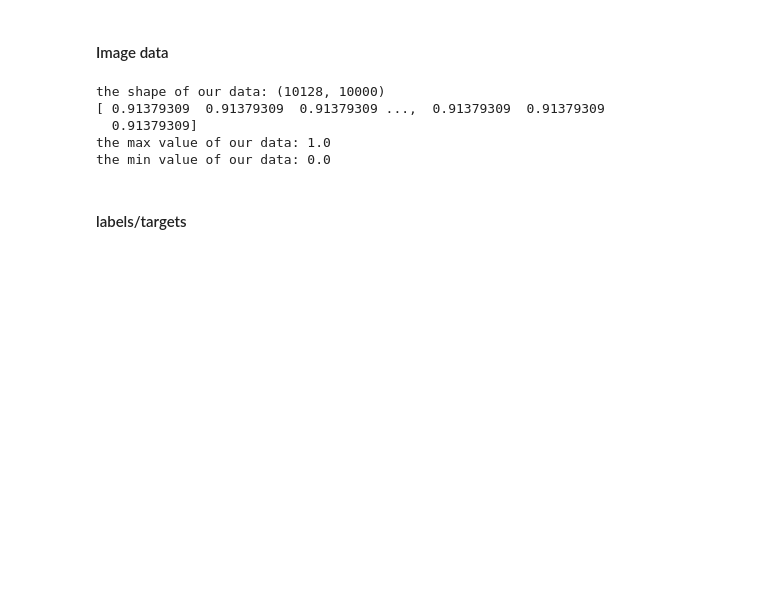
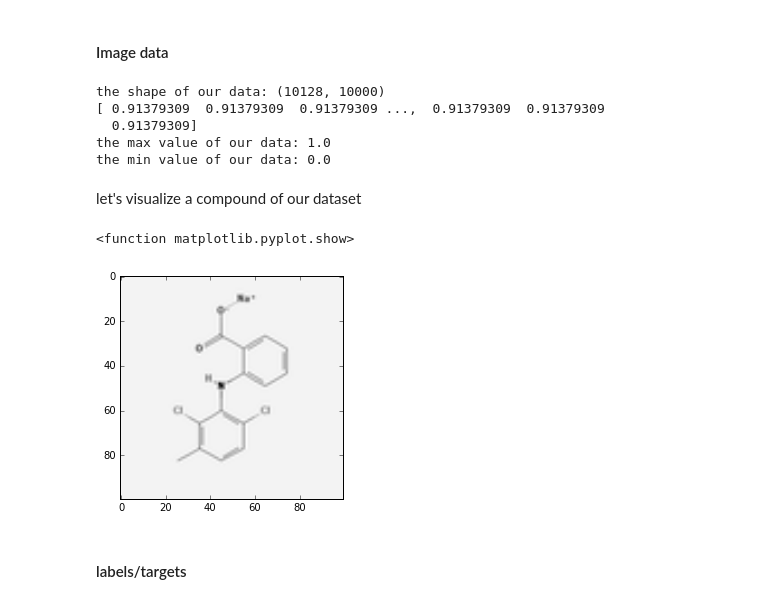
Before and after one commit to ec1340/AID604NN, a Jupyter notebook: 1st_run_cNN.ipynb, the cells around one changed output. Drawn from its saved outputs; the diff is of its cells as text; code cells hidden in the pictures; blank space fills up the shorter version.

```diff
--- a/1st_run_cNN.ipynb
+++ b/1st_run_cNN.ipynb
@@ -91,6 +96,8 @@ import pandas as pd
 #### Image data
 # %%
 data = np.genfromtxt("extended_batch_1.csv", delimiter=',')
+
+data = data.astype(float) #Neural net requires float32 type
 
 print("the shape of our data: " + str(data.shape))
 print(str(data[0]))
@@ -102,6 +109,16 @@ the shape of our data: (10128, 10000)
   0.91379309]
 the max value of our data: 1.0
 the min value of our data: 0.0
+# %% [markdown]
+let's visualize a compound of our dataset
+# %%
+img = data[100]
+img = img.reshape(100,100)
+plt.imshow(img,cmap='gray')
+plt.show
+# %% [output]
+<function matplotlib.pyplot.show>
+[figure, added]
 # %% [markdown]
 #### labels/targets
 # %%
```
Also changed, not shown: parts of 16 cells of this notebook.
